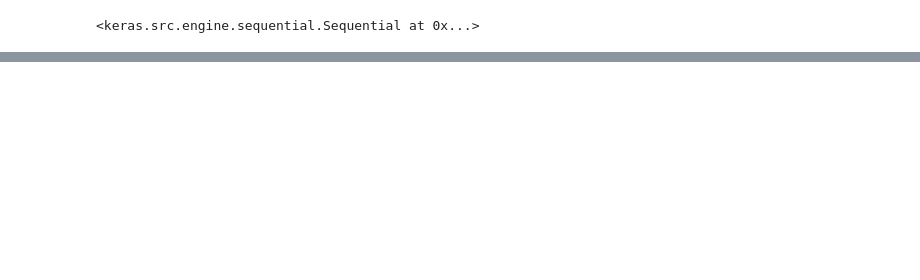
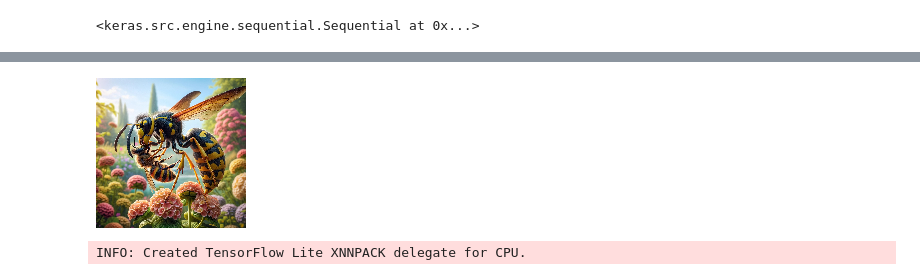
Before and after one commit to tvsirius/zoomcamp_sessions_homework, a Jupyter notebook: homeworks/s09_hw.ipynb, the cells around one changed output, grey strips where cells are left out. Cells and saved outputs as stored; diff of their text form; code cells hidden in the pictures; blank space fills up the shorter version.

```diff
--- a/homeworks/s09_hw.ipynb
+++ b/homeworks/s09_hw.ipynb
@@ -83,0 +183,12 @@ bees-wasps.h5  bees-wasps.tflite  data  s09_hw.ipynb  s09_hw_0.ipynb
+# %%
+img
+# %% [output]
+[figure, added]
+# %%
+interpreter = tflite.Interpreter(model_path='bees-wasps.tflite')
+interpreter.allocate_tensors()
+
+input_index = interpreter.get_input_details()[0]['index']
+output_index = interpreter.get_output_details()[0]['index']
+# %% [output]
+INFO: Created TensorFlow Lite XNNPACK delegate for CPU.
```
Also changed, not shown: parts of 32 cells of this notebook.
